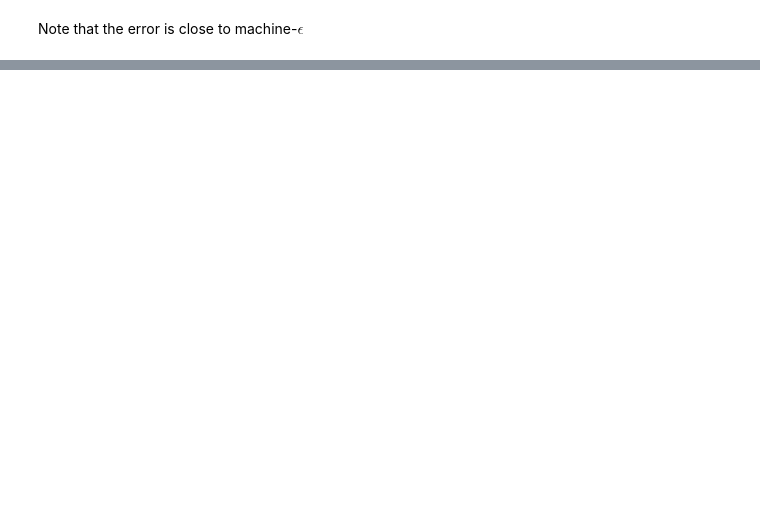
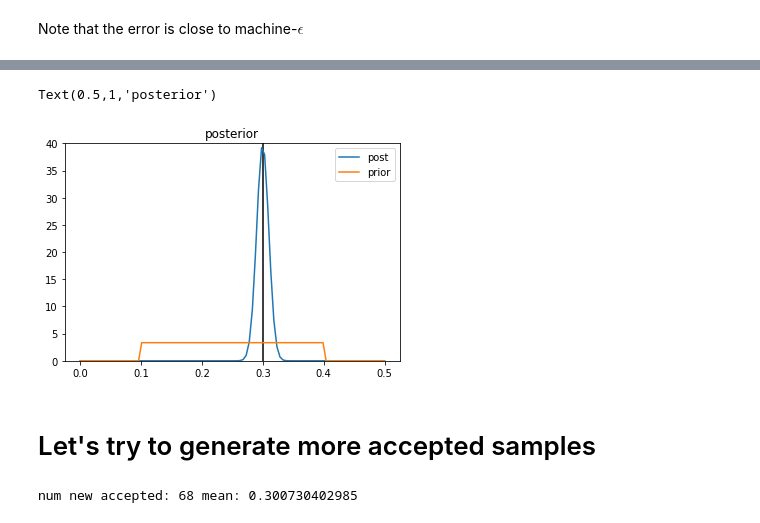
Before and after one commit to mpilosov/labs, a Jupyter notebook: Labs/HelmLinear.ipynb, the cells around one changed output, grey strips where cells are left out. Cells and saved outputs as stored; diff of their text form; code cells hidden in the pictures; blank space fills up the shorter version.

```diff
--- a/Labs/HelmLinear.ipynb
+++ b/Labs/HelmLinear.ipynb
@@ -154,0 +343,2 @@ wd.interact_manual(wrap_problem, **kwds)
+# %%
+p_set.set_ratio() # expensive
@@ -154,0 +352,21 @@ wd.interact_manual(wrap_problem, **kwds)
+# %%
+kde_approx_of_post = ds.skde(accepted_inputs, **{'bandwidth': 0.01})
+# %%
+## plotting
+xx = np.linspace(0,.5,100)
+yy = kde_approx_of_post.pdf(xx)
+zz = p_set.prior_dist.pdf(xx)
+
+plt.figure
+plt.plot(xx,yy, label='post')
+# plt.scatter(input_samples,  p_set.ratio/p_set.ratio.max(), label='post', alpha=0.1)
+plt.plot(xx,zz, label='prior')
+plt.vlines(0.3, 0, 50)
+plt.ylim([0,40])
+plt.legend()
+plt.title('posterior')
+# plt.savefig('posterior_success_3omega250_25obs_1000samps_scatt.png')
+# plt.savefig('posterior_success_3omega250_25obs_10000samps.png')
+# %% [output]
+Text(0.5,1,'posterior')
+[figure, added]
@@ -154,0 +378,2 @@ wd.interact_manual(wrap_problem, **kwds)
+# %% [markdown]
+# Let's try to generate more accepted samples
@@ -154,0 +393,7 @@ wd.interact_manual(wrap_problem, **kwds)
+# %%
+solve.problem(p_set)
+new_accepted_inputs = p_set.input.samples[p_set.accept_inds,:]
+print('num new accepted:', len(new_accepted_inputs), 'mean:', np.mean(new_accepted_inputs))
+all_accepted = np.vstack([new_accepted_inputs, accepted_inputs])
+# %% [output]
+num new accepted: 68 mean: 0.300730402985
```
Also changed, not shown: parts of 50 cells of this notebook, 2 other files.
